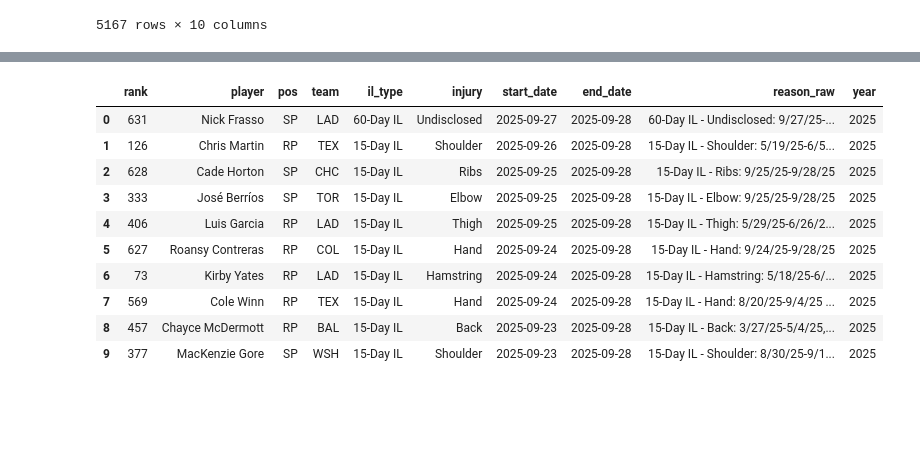
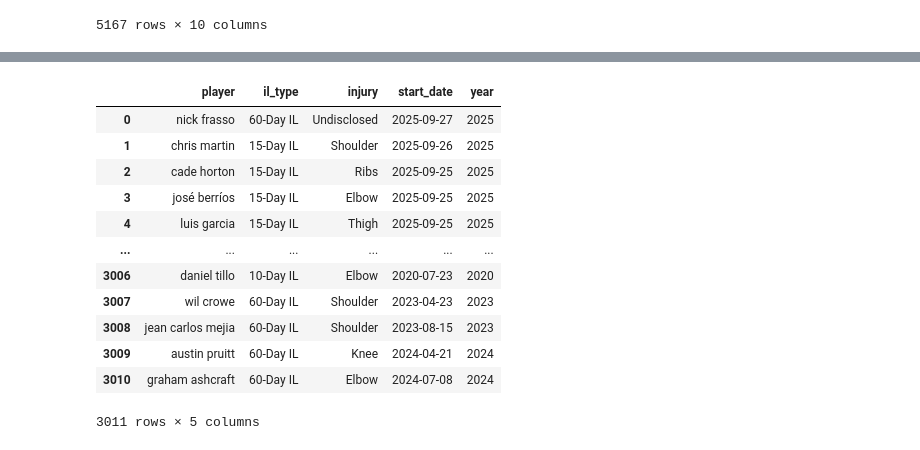
Before and after one commit to SatrunsDream/Workload-effect-on-pitcher-injury, a Jupyter notebook: EDA.ipynb, the cells around one changed output, grey strips where cells are left out. Drawn from its saved outputs; the diff is of its cells as text; code cells hidden in the pictures; blank space fills up the shorter version.

```diff
--- a/EDA.ipynb
+++ b/EDA.ipynb
@@ -190,15 +162,36 @@ KeyboardInterrupt:
 # %%
 pitcher_injuries = mlb_injuries[mlb_injuries['pos'].isin(['SP', 'P', 'RP'])].sort_values(by='start_date', ascending=False).reset_index(drop=True).copy()
-pitcher_injuries.head(10)
+
+## fixing the missing data values for start_date and end_date
+pitcher_injuries['start_date'] = pitcher_injuries.apply(lambda x: pd.to_datetime(
+    '20' + x['reason_raw'].split(':')[1].split('-')[0].rsplit('/', 2)[2]
+    + '-'
+    + ('0' + x['reason_raw'].split(':')[1].split('-')[0].rsplit('/', 2)[0].strip()
+       if int(x['reason_raw'].split(':')[1].split('-')[0].rsplit('/', 2)[0].strip()) < 10
+       else x['reason_raw'].split(':')[1].split('-')[0].rsplit('/', 2)[0].strip()
+    )
+    + '-'
+    + ('0' + x['reason_raw'].split(':')[1].split('-')[0].rsplit('/', 2)[1].strip()
+       if int(x['reason_raw'].split(':')[1].split('-')[0].rsplit('/', 2)[1].strip()) < 10
+       else x['reason_raw'].split(':')[1].split('-')[0].rsplit('/', 2)[1].strip()
+    )).date()
+    if pd.isna(x['start_date']) else x['start_date'], axis=1)
+pitcher_injuries['end_date'] = pitcher_injuries['end_date'].fillna('TBD')
+
+pitcher_injuries = pitcher_injuries[['player', 'il_type', 'injury', 'start_date', 'year']].copy()
+pitcher_injuries['player'] = pitcher_injuries['player'].str.lower()
+pitcher_injuries
 # %% [output]
-|  | rank | player | pos | team | il_type | injury | start_date | end_date | reason_raw | year |
-| 0 | 631 | Nick Frasso | SP | LAD | 60-Day IL | Undisclosed | 2025-09-27 | 2025-09-28 | 60-Day IL - Undisclosed: 9/27/25-... | 2025 |
-| 1 | 126 | Chris Martin | RP | TEX | 15-Day IL | Shoulder | 2025-09-26 | 2025-09-28 | 15-Day IL - Shoulder: 5/19/25-6/5... | 2025 |
-| 2 | 628 | Cade Horton | SP | CHC | 15-Day IL | Ribs | 2025-09-25 | 2025-09-28 | 15-Day IL - Ribs: 9/25/25-9/28/25 | 2025 |
-| 3 | 333 | José Berríos | SP | TOR | 15-Day IL | Elbow | 2025-09-25 | 2025-09-28 | 15-Day IL - Elbow: 9/25/25-9/28/25 | 2025 |
-| 4 | 406 | Luis Garcia | RP | LAD | 15-Day IL | Thigh | 2025-09-25 | 2025-09-28 | 15-Day IL - Thigh: 5/29/25-6/26/2... | 2025 |
-| 5 | 627 | Roansy Contreras | RP | COL | 15-Day IL | Hand | 2025-09-24 | 2025-09-28 | 15-Day IL - Hand: 9/24/25-9/28/25 | 2025 |
-| 6 | 73 | Kirby Yates | RP | LAD | 15-Day IL | Hamstring | 2025-09-24 | 2025-09-28 | 15-Day IL - Hamstring: 5/18/25-6/... | 2025 |
-| 7 | 569 | Cole Winn | RP | TEX | 15-Day IL | Hand | 2025-09-24 | 2025-09-28 | 15-Day IL - Hand: 8/20/25-9/4/25 ... | 2025 |
-| 8 | 457 | Chayce McDermott | RP | BAL | 15-Day IL | Back | 2025-09-23 | 2025-09-28 | 15-Day IL - Back: 3/27/25-5/4/25,... | 2025 |
-| 9 | 377 | MacKenzie Gore | SP | WSH | 15-Day IL | Shoulder | 2025-09-23 | 2025-09-28 | 15-Day IL - Shoulder: 8/30/25-9/1... | 2025 |
+|  | player | il_type | injury | start_date | year |
+| 0 | nick frasso | 60-Day IL | Undisclosed | 2025-09-27 | 2025 |
+| 1 | chris martin | 15-Day IL | Shoulder | 2025-09-26 | 2025 |
+| 2 | cade horton | 15-Day IL | Ribs | 2025-09-25 | 2025 |
+| 3 | josé berríos | 15-Day IL | Elbow | 2025-09-25 | 2025 |
+| 4 | luis garcia | 15-Day IL | Thigh | 2025-09-25 | 2025 |
+| ... | ... | ... | ... | ... | ... |
+| 3006 | daniel tillo | 10-Day IL | Elbow | 2020-07-23 | 2020 |
+| 3007 | wil crowe | 60-Day IL | Shoulder | 2023-04-23 | 2023 |
+| 3008 | jean carlos mejia | 60-Day IL | Shoulder | 2023-08-15 | 2023 |
+| 3009 | austin pruitt | 60-Day IL | Knee | 2024-04-21 | 2024 |
+| 3010 | graham ashcraft | 60-Day IL | Elbow | 2024-07-08 | 2024 |
+3011 rows × 5 columns
```
Also changed, not shown: parts of 5 cells of this notebook.
